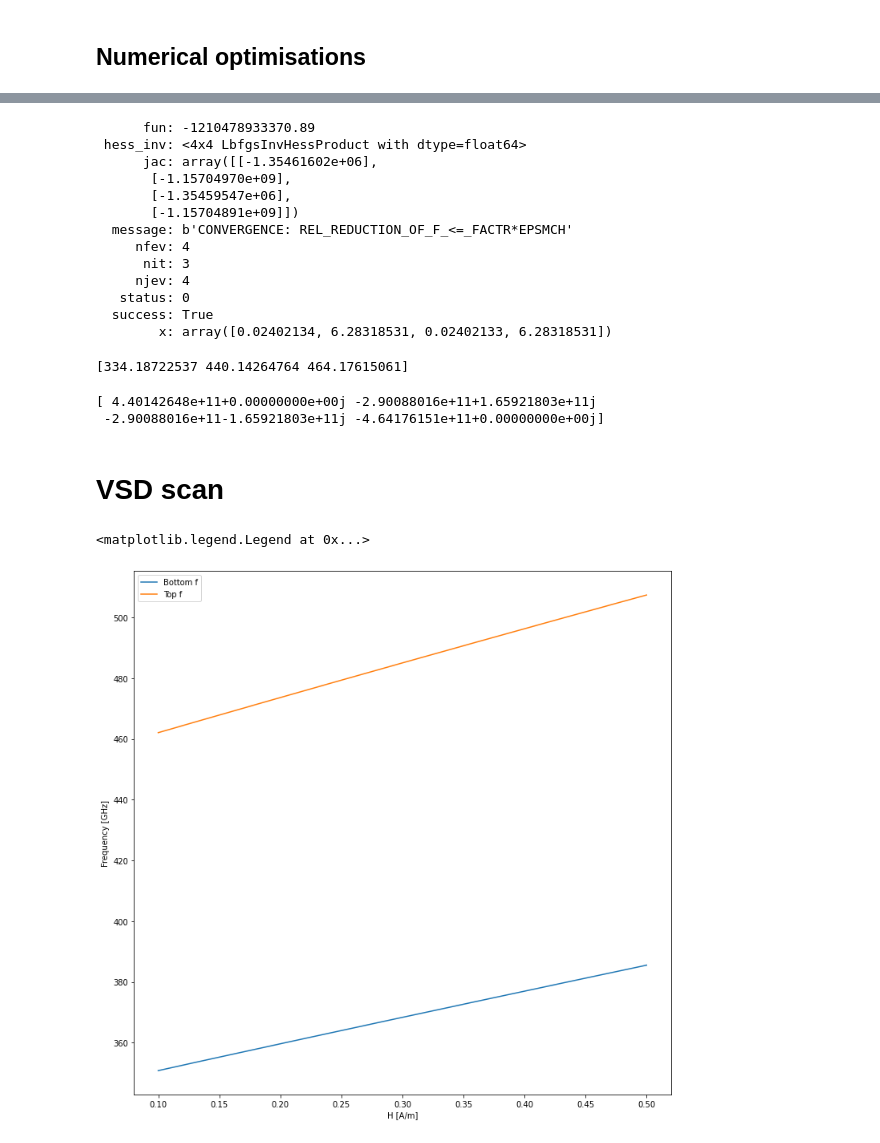
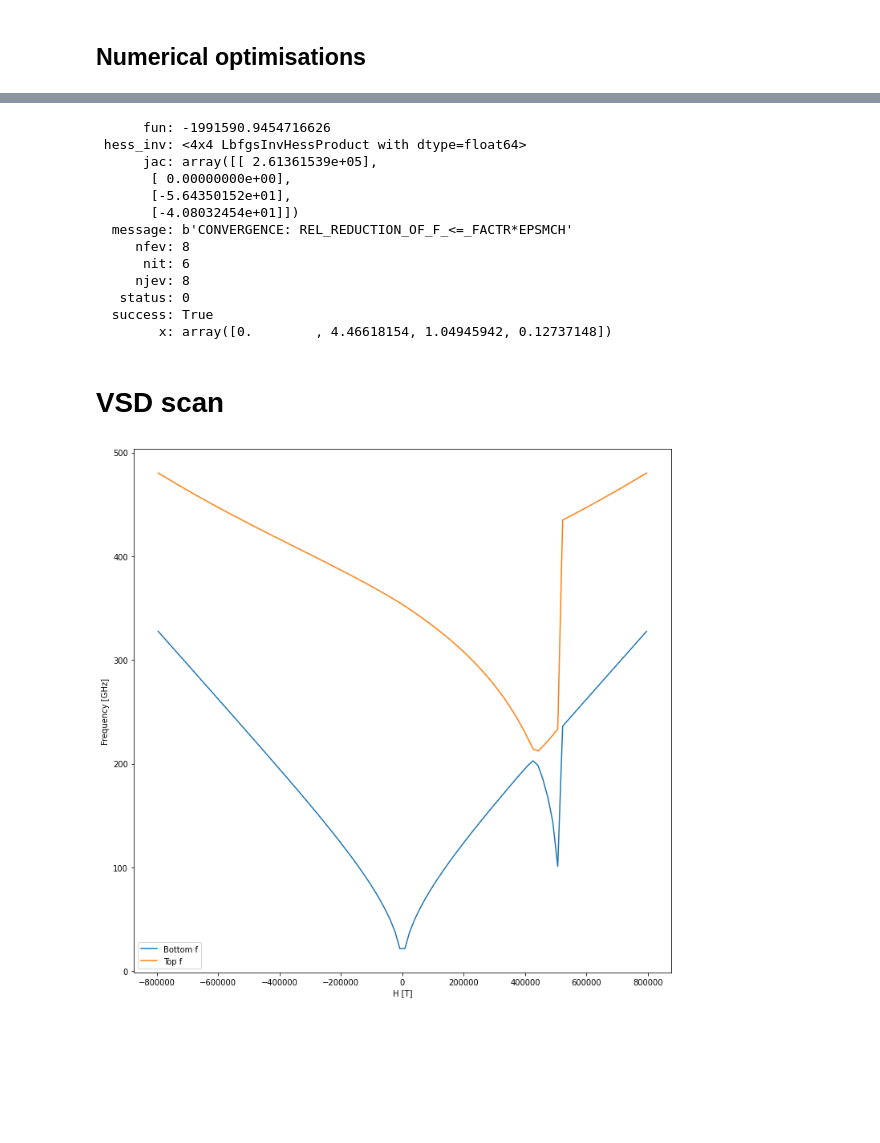
Before and after one commit to LemurPwned/physics-misc, a Jupyter notebook: Symbolic.ipynb, the cells around one changed output, grey strips where cells are left out. Saved outputs shown, nothing was run; the diff lists cells and outputs as text; code cells hidden in the pictures; blank space fills up the shorter version.

```diff
--- a/Symbolic.ipynb
+++ b/Symbolic.ipynb
@@ -282,11 +308,4 @@ array([[ 1.80939313e+12],
 # %%
-import numpy as np
-from scipy.optimize import minimize
-
-MAGNETIC_PERMEABILITY = 12.57e-7
-TtoAm = 795774.715459
-
-
 def opt_wrapper_cost(x, args):
     theta, phi, lamb, omega = x
     return energyFunction([theta, phi, lamb, omega] + args)
@@ -327,11 +346,11 @@ x0 = {
     omega: to_radian(45),
 }
 
-hext = np.expand_dims(cartiesian_from_spherical(0.1 * TtoAm, 45, 90), 0).T
+hext = np.expand_dims(cartiesian_from_spherical(0.4 * TtoAm, 45, 45), 0).T
 
 arg_set = {
     # Hoe
-    Hoe: 397.88,
+    Hoe: 0.0,
     # Hext
     Hext: hext,
     # dipole 1
@@ -347,11 +366,21 @@ arg_set = {
     alpha2: 0.035,
     torque_par: 0.0,
     torque_per: 0.0,
-    Ms1: 1 * TtoAm,
-    Ms2: 1 * TtoAm,
+    Ms1: 1,
+    Ms2: 1,
+    # anisotropy1
+    A1: np.array([[0], [0], [1]]),
     K1: 728e3,
+    # anisotropy2
+    A2: np.array([[1], [0], [1]]),
     K2: 305e3,
-    mu: 1
+    # IEC,
+    J1: 1e-5,
+    J2: 1e-9,
+    # thickness
+    d1: 1e-9,
+    d2: 1e-9,
+    mu: MAGNETIC_PERMEABILITY
 }
 
 bounds = [(0, np.pi * 2) for i in range(len(x0))]
@@ -363,31 +392,19 @@ res = minimize(opt_wrapper_cost,
                tol=1e-4)
 res
 # %% [output]
-      fun: -1210478933370.89
+      fun: -1991590.9454716626
  hess_inv: <4x4 LbfgsInvHessProduct with dtype=float64>
-      jac: array([[-1.35461602e+06],
-       [-1.15704970e+09],
-       [-1.35459547e+06],
-       [-1.15704891e+09]])
+      jac: array([[ 2.61361539e+05],
+       [ 0.00000000e+00],
+       [-5.64350152e+01],
+       [-4.08032454e+01]])
   message: b'CONVERGENCE: REL_REDUCTION_OF_F_<=_FACTR*EPSMCH'
-     nfev: 4
-      nit: 3
-     njev: 4
+     nfev: 8
+      nit: 6
+     njev: 8
    status: 0
   success: True
-        x: array([0.02402134, 6.28318531, 0.02402133, 6.28318531])
+        x: array([0.        , 4.46618154, 1.04945942, 0.12737148])
-# %%
-matrix_res = dMFunction(res.x.tolist() + list(arg_set.values()))
-eigenvalues, eigenvectors = np.linalg.eig(matrix_res)
-# %%
-print(np.unique(np.abs(eigenvalues)/1e9))
-# %% [output]
-[334.18722537 440.14264764 464.17615061]
-# %%
-print(eigenvalues)
-# %% [output]
-[ 4.40142648e+11+0.00000000e+00j -2.90088016e+11+1.65921803e+11j
- -2.90088016e+11-1.65921803e+11j -4.64176151e+11+0.00000000e+00j]
 # %% [markdown]
 # VSD scan
 # %%
@@ -446,14 +481,13 @@ def find_resonance(Hstart=0.1, Hstop=0.5, N=30):
     return h_space, bottom_f, top_f
 # %%
 import matplotlib.pyplot as plt
-h_space, bottom_f, top_f = find_resonance(N = 30)
+h_space, bottom_f, top_f = find_resonance(N=100)
 
 fig, ax = plt.subplots(figsize=(12, 12))
-ax.plot(h_space, bottom_f, label="Bottom f")
-ax.plot(h_space, top_f, label="Top f")
-ax.set_xlabel("H [A/m]")
+ax.plot(h_space*TtoAm, bottom_f, label="Bottom f")
+ax.plot(h_space*TtoAm, top_f, label="Top f")
+ax.set_xlabel("H [T]")
 ax.set_ylabel("Frequency [GHz]")
-ax.legend()
+_ = ax.legend()
 # %% [output]
-<matplotlib.legend.Legend at 0x...>
-[figure, old version]
+[figure, new version]
```
Also changed, not shown: parts of 26 cells of this notebook.
